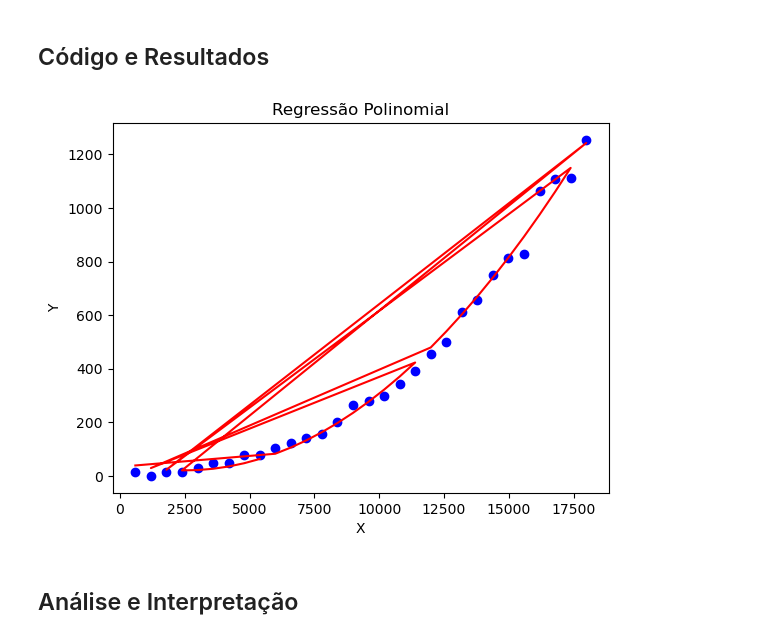
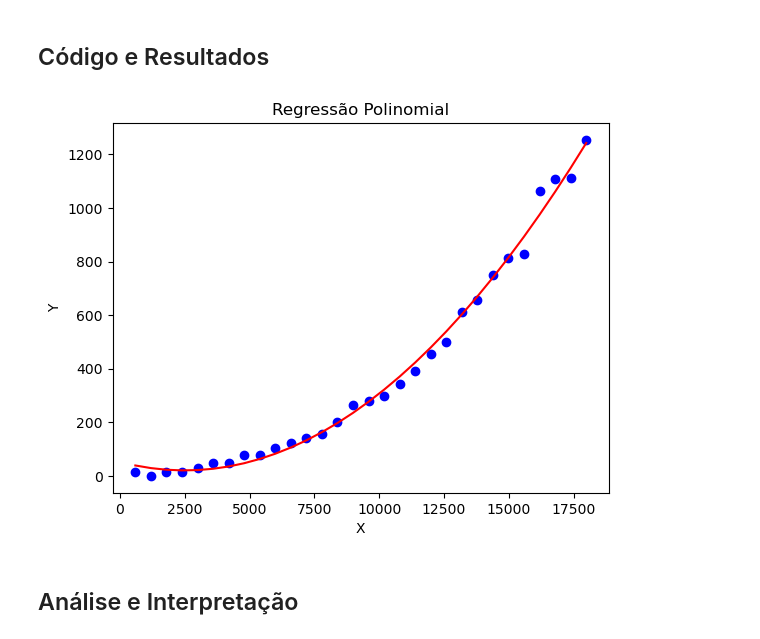
Before and after one commit to ricardomm7/leaflink, a Jupyter notebook: docs/sprintC/us015-matcp-python/MatCp_US015-US016.ipynb, the cells around one changed output. Drawn from its saved outputs; the diff is of its cells as text; code cells hidden in the pictures.

```diff
--- a/docs/sprintC/us015-matcp-python/MatCp_US015-US016.ipynb
+++ b/docs/sprintC/us015-matcp-python/MatCp_US015-US016.ipynb
@@ -300,39 +300,44 @@ Os resultados desta US15 oferecem insights valiosos para a gestão financeira de
 # %%
 import numpy as np
 import pandas as pd
 import matplotlib.pyplot as plt
 from sklearn.preprocessing import PolynomialFeatures
 from sklearn.linear_model import LinearRegression
 
 # Guarda o ficheiro csv num DataFrame (df)
-
 caminhoFicheiro = "US14_Data.csv"
 df = pd.read_csv(caminhoFicheiro, sep=';', header=None, names=['x_coluna', 'y_coluna'])
 
-x = df[['x_coluna']].values # Substitua 'x_coluna' pela coluna correta dos dados
-y = df['y_coluna'].values   # Substitua 'y_coluna' pela coluna correta dos dados
+# Extrai as colunas corretas para x e y
+x = df[['x_coluna']].values  # Variável independente (X)
+y = df['y_coluna'].values    # Variável dependente (Y)
 
+# Ordena os dados pelos valores de x
+sorted_indices = np.argsort(x.flatten())
+x_sorted = x[sorted_indices]
+y_sorted = y[sorted_indices]
 
 # Ajustar o grau do polinómio
 grau = 2
 poly = PolynomialFeatures(degree=grau)
-x_poly = poly.fit_transform(x)
+x_poly = poly.fit_transform(x_sorted)
 
+# Criar e treinar o modelo de regressão linear com características polinomiais
 model = LinearRegression()
-model.fit(x_poly, y)
+model.fit(x_poly, y_sorted)
 
 # Fazer predições
 y_pred = model.predict(x_poly)
 
 # Plotar os resultados (Gráfico)
-plt.scatter(x, y, color='blue')
-plt.plot(x, y_pred, color='red')
+plt.scatter(x_sorted, y_sorted, color='blue')  # Pontos de dados originais
+plt.plot(x_sorted, y_pred, color='red')        # Curva da regressão polinomial
 plt.title('Regressão Polinomial')
 plt.xlabel('X')
 plt.ylabel('Y')
 plt.show()
 # %% [output]
-[figure, old version]
+[figure, new version]
 # %% [markdown]
 ## Análise e Interpretação
 # %% [markdown]
```
Also changed, not shown: 15 other files.
